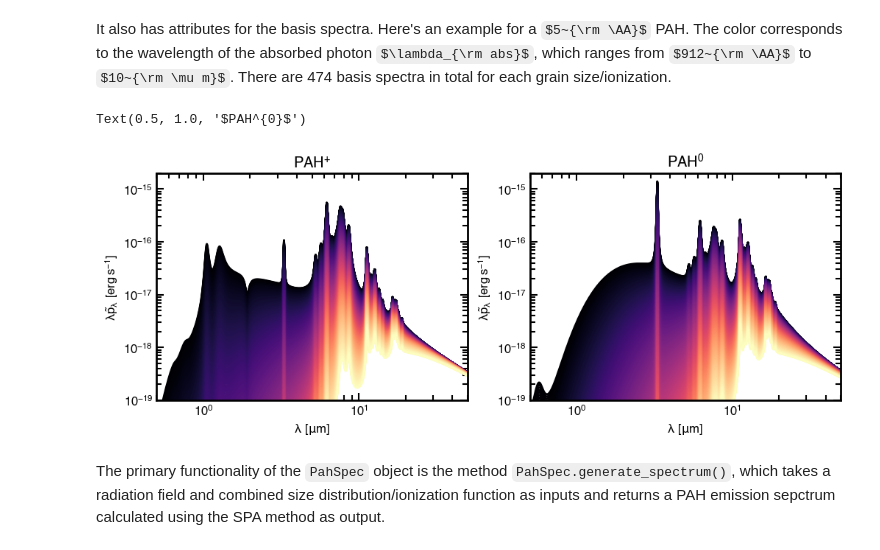
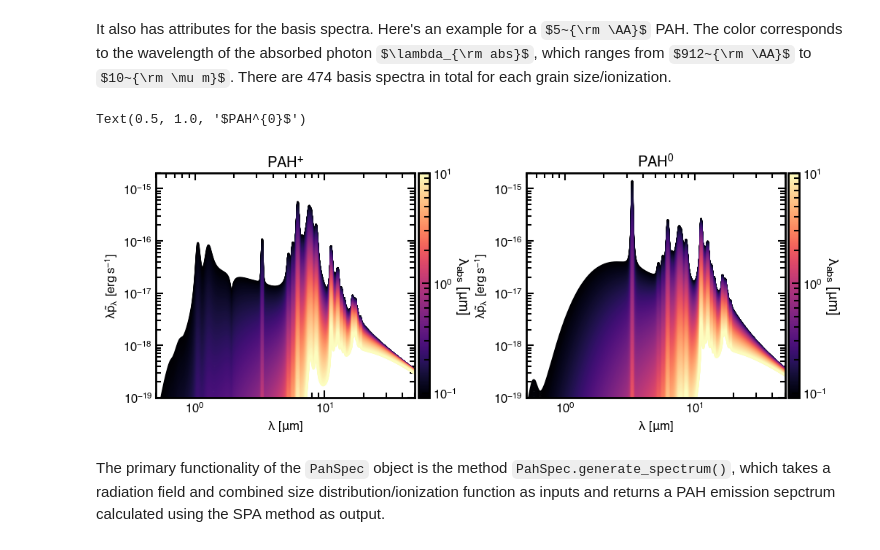
Before and after one commit to helenarichie/pah_spec, a Jupyter notebook: code/generate_spectrum_example.ipynb, the cells around one changed output. Cells and saved outputs as stored; diff of their text form; code cells hidden in the pictures; some formulas as TeX source.

```diff
--- a/code/generate_spectrum_example.ipynb
+++ b/code/generate_spectrum_example.ipynb
@@ -19,29 +23,36 @@ It also has attributes for the basis spectra. Here's an example for a $5~{\rm \A
 # %%
 cmap = mpl.colormaps["magma"]
 n_colors = len(ps.basis_spectra_ion[0])
 sample_points = np.linspace(0, 1, n_colors)
 color_list = cmap(sample_points)
 wh_5 = np.argmin(np.abs(pah_spec.GRAIN_SIZES - 5.012 * u.AA))
 
 fig, ax = plt.subplots(1, 2, figsize=(12, 4))
 for i, _ in enumerate(ps.basis_spectra_ion[wh_5]):
     ax[0].loglog(ps.emission_wavelengths, ps.basis_spectra_ion[wh_5][i] * ps.emission_wavelengths.to(u.cm), label=r"$PAH^+$", color=color_list[i])
 
     ax[1].loglog(ps.emission_wavelengths, ps.basis_spectra_neu[wh_5][i] * ps.emission_wavelengths.to(u.cm), label=r"$PAH^+$", color=color_list[i])
 
+norm = LogNorm(vmin=ps.photon_wavelengths.value.min(), vmax=ps.photon_wavelengths.value.max())
+sm = ScalarMappable(cmap=cmap, norm=norm)
+sm.set_array([])
+cbar = fig.colorbar(sm, ax=ax[0], pad=0.01)
+cbar.set_label(label=r"$\lambda_{abs}~[\mu m]$", size=14, rotation=270, labelpad=15)
+cbar = fig.colorbar(sm, ax=ax[1], pad=0.01)
+cbar.set_label(label=r"$\lambda_{abs}~[\mu m]$", size=14, rotation=270, labelpad=15)
 ax[0].set_xlim(0.5, 50)
 ax[0].set_ylim(1e-19, 2e-15)
 ax[1].set_xlim(0.5, 50)
 ax[1].set_ylim(1e-19, 2e-15)
 ax[0].set_xlabel(r"$\lambda~[\mu m]$")
 ax[0].set_ylabel(r"$\lambda \tilde{p}_\lambda~[erg\,s^{-1}]$")
 ax[1].set_xlabel(r"$\lambda~[\mu m]$")
 ax[1].set_ylabel(r"$\lambda \tilde{p}_\lambda~[erg\,s^{-1}]$")
 ax[0].set_title(r"$PAH^{+}$")
 ax[1].set_title(r"$PAH^{0}$")
 # %% [output]
 Text(0.5, 1.0, '$PAH^{0}$')
-[figure, old version]
+[figure, new version]
 # %% [markdown]
 The primary functionality of the `PahSpec` object is the method `PahSpec.generate_spectrum()`, which takes a radiation field and combined size distribution/ionization function as inputs and returns a PAH emission sepctrum calculated using the SPA method as output.
 # %%
```
Also changed, not shown: parts of 10 cells of this notebook.
